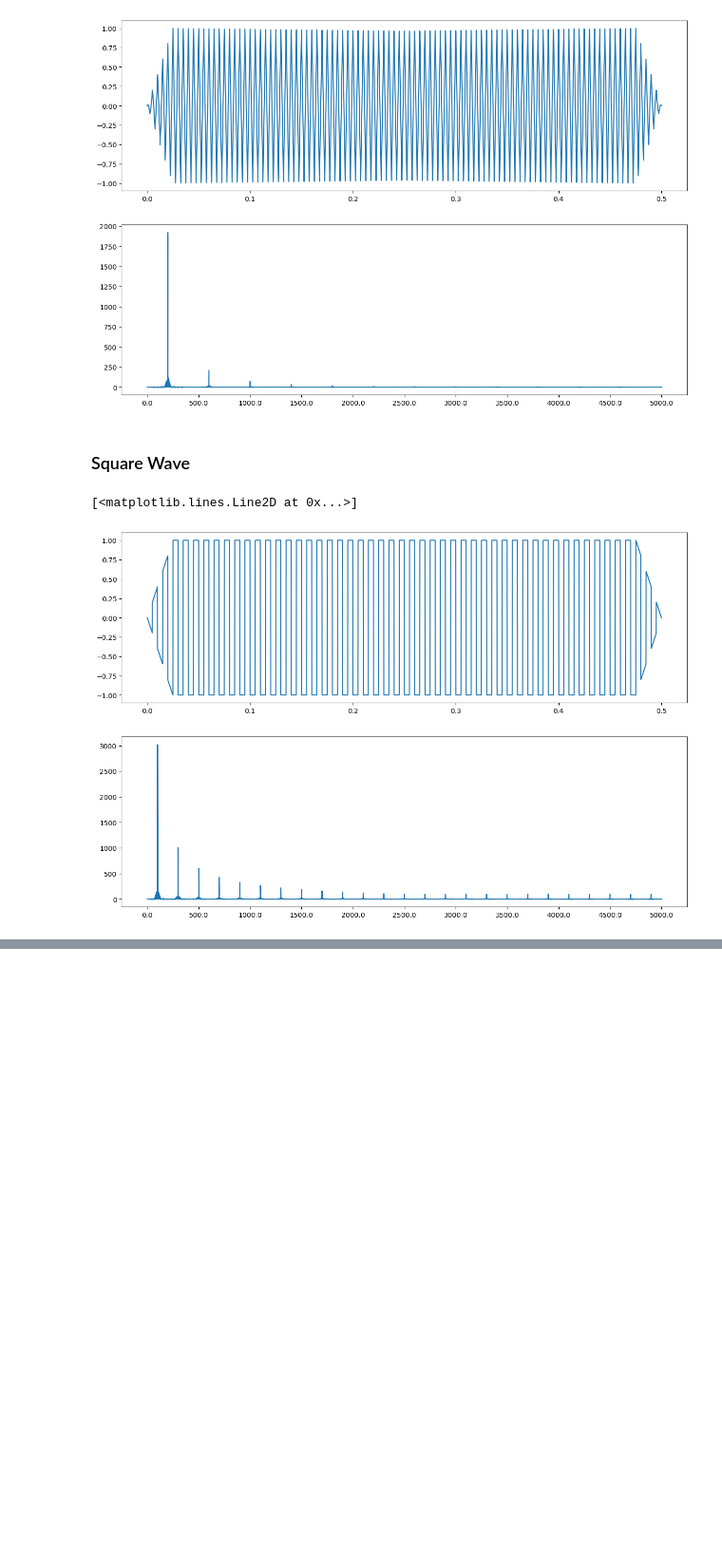
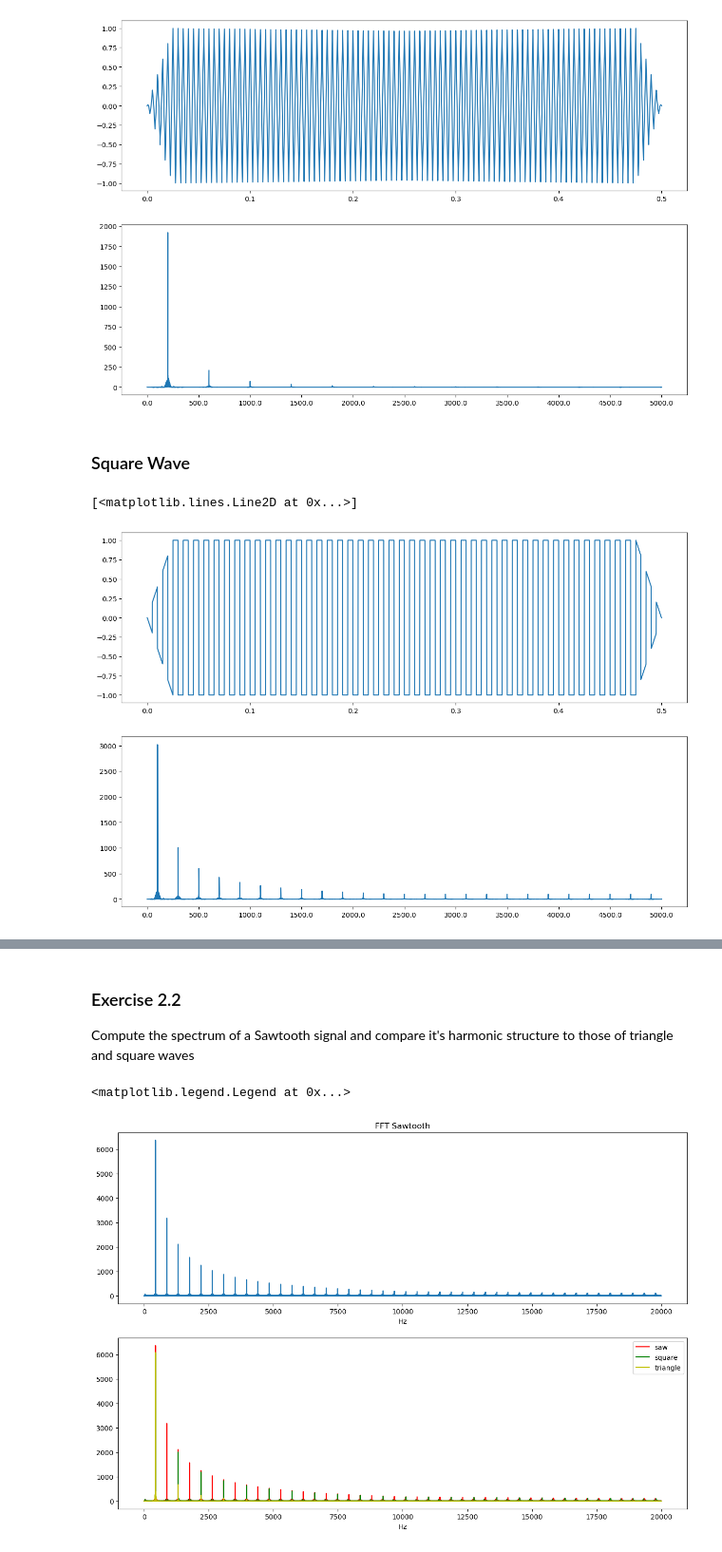
Before and after one commit to helsaint/DSP, a Jupyter notebook: Chapter 2 Harmonics.ipynb, the cells around one changed output, grey strips where cells are left out. Shown: that part at 95% size. Cells and saved outputs as stored; diff of their text form; code cells hidden in the pictures; blank space fills up the shorter version.

```diff
--- a/Chapter 2 Harmonics.ipynb
+++ b/Chapter 2 Harmonics.ipynb
@@ -142,0 +143,66 @@ ax[0].plot(tri_signal_1.ts, tri_signal.ys)
+# %% [markdown]
+### Exercise 2.2
+
+Compute the spectrum of a Sawtooth signal and compare it's harmonic structure to those of triangle and square waves
+# %%
+class SawtoothSignal(Sinusoid):
+    def evaluate(self, ts):
+        self.ts = ts
+        p = 1/self.freq
+        self.ys = 2*(self.ts/p - np.floor(0.5 + self.ts/p))
+        return self
+# %%
+class SawtoothSignal(Sinusoid):
+    def evaluate(self, ts):
+        self.ts = ts
+        cycles = self.freq * self.ts + self.offset / (0.5*np.pi)
+        frac, _ = np.modf(cycles)
+        self.ys = self.unbias(frac)
+        self.normalize()
+
+        return self
+# %%
+framerate = 40000
+sawtooth_signal = SawtoothSignal(freq=440, framerate=framerate)
+start_time = 0
+end_time = 0.5
+x_axis = np.linspace(start_time,end_time,int(framerate*(end_time-start_time)))
+sawtooth_signal = sawtooth_signal.evaluate(x_axis)
+
+# Square
+square_signal = SquareSignal(freq=440, amp=0.5, framerate=framerate)
+start_time = 0
+end_time = 0.5
+x_axis = np.linspace(start_time,end_time,int(framerate*(end_time-start_time)))
+square_signal = square_signal.evaluate(x_axis)
+#tri_signal.normalize()
+square_signal.apodize()
+fs_sq, amps_sq = square_signal.get_fft()
+
+#Triangle
+tri_signal = TriangleSignal(freq=440, amp=0.79, framerate=framerate)
+start_time = 0
+end_time = 0.5
+x_axis = np.linspace(start_time,end_time,int(framerate*(end_time-start_time)))
+tri_signal = tri_signal.evaluate(x_axis)
+tri_signal.normalize()
+tri_signal.apodize()
+fs_tri, amps_tri = tri_signal.get_fft()
+
+fs_saw, amps_saw = sawtooth_signal.get_fft()
+fig.set_size_inches(15,10)
+xticks = np.arange(fs_saw[0], fs_saw[-1]+500, 500)
+xlabel = xticks
+fig, ax = plt.subplots(2,1)
+fig.set_size_inches(15,10)
+ax[0].plot(fs_saw, amps_saw)
+ax[1].plot(fs_saw, amps_saw, color='r', label='saw')
+ax[1].plot(fs_sq, amps_sq, color='g', label='square')
+ax[1].plot(fs_tri, amps_tri, color='y', label='triangle')
+ax[0].set_xlabel("Hz")
+ax[1].set_xlabel("Hz")
+ax[0].set_title("FFT Sawtooth")
+ax[1].legend()
+# %% [output]
+<matplotlib.legend.Legend at 0x...>
+[figure, added]
```
Also changed, not shown: parts of 9 cells of this notebook.
